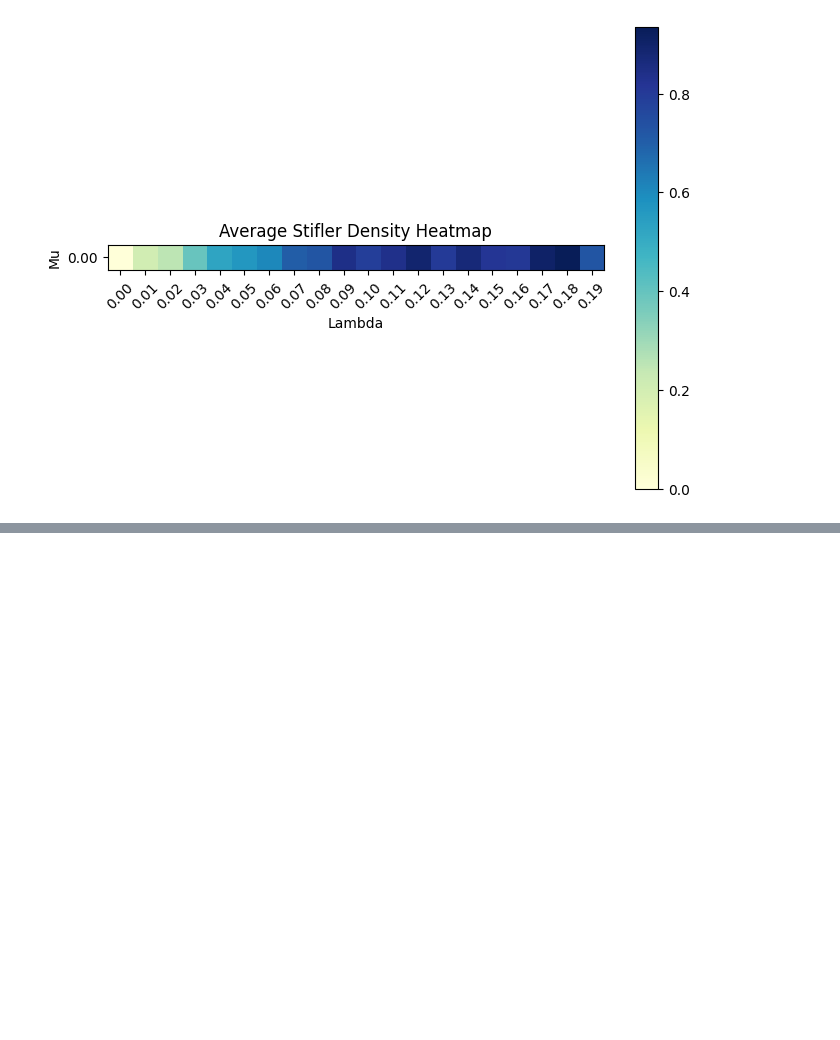
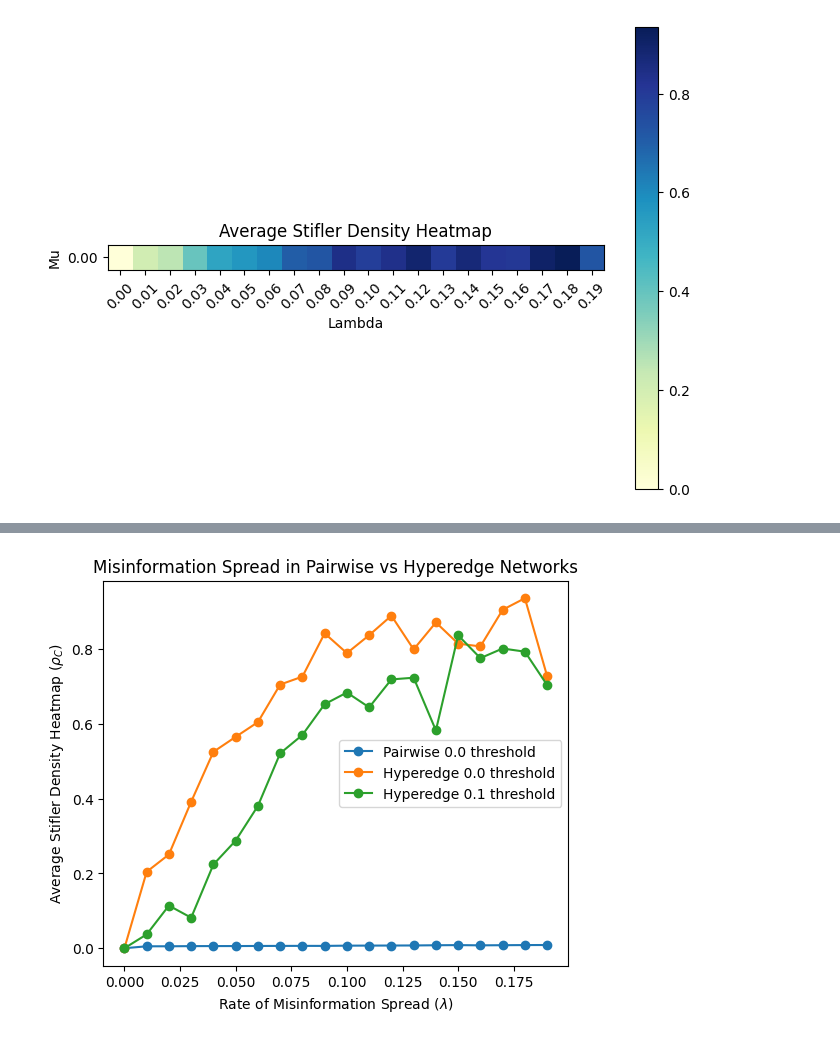
Before and after one commit to Nancy-Shi/Complex_Networks, a Jupyter notebook: Compare_Hypergraph_Smaller.ipynb, the cells around one changed output, grey strips where cells are left out. Cells and saved outputs as stored; diff of their text form; code cells hidden in the pictures; blank space fills up the shorter version.

```diff
--- a/Compare_Hypergraph_Smaller.ipynb
+++ b/Compare_Hypergraph_Smaller.ipynb
@@ -485,33 +485,35 @@ Sampling result - Lam: 0.19 N_rec: 398 t_end: 7462.827637744087 stifler_frac: 0.
 # %%
 import pandas as pd
 import matplotlib.pyplot as plt
 
 # Read the CSV files
 df1 = pd.read_csv('/content/drive/My Drive/Network_Tests/pairwise_small.csv', header=None)
 df2 = pd.read_csv('/content/drive/My Drive/Network_Tests/hyperedge_small.csv', header=None)
 df3 = pd.read_csv('/content/drive/My Drive/Network_Tests/hyperedge_2_small.csv', header=None)
 
 # Get the second row from each dataframe
 data1 = df1.iloc[1].values[1:]  # skip the first column assuming it's non-numeric
 data2 = df2.iloc[1].values[1:]  # skip the first column assuming it's non-numeric
 data3 = df3.iloc[1].values[1:]  # skip the first column assuming it's non-numeric
 
 # Define the index values
 #x = [i/10 for i in range(1, 10)]
-x = np.arange(0.01, 0.20, 0.02)
+x = np.arange(0.00, 0.20, 0.01)
 
-fig, ax = plt.subplots(figsize=(5,4))
+fig, ax = plt.subplots(figsize=(6,5))
 
 # Plot the curves
 plt.plot(x, data1, label='Pairwise 0.0 threshold', marker='o')
 plt.plot(x, data2, label='Hyperedge 0.0 threshold', marker='o')
 plt.plot(x, data3, label='Hyperedge 0.1 threshold', marker='o')
 
 # Add title, labels, legend, and grid
 plt.title('Misinformation Spread in Pairwise vs Hyperedge Networks')
 plt.xlabel(r'Rate of Misinformation Spread ($\lambda$)')
 plt.ylabel(r'Average Stifler Density Heatmap ($\rho_C$)')
-plt.legend()
+plt.legend(loc=7)
 
 # Show the plot
 plt.show()
+# %% [output]
+[figure, added]
```
Also changed, not shown: parts of 1 cell of this notebook.
